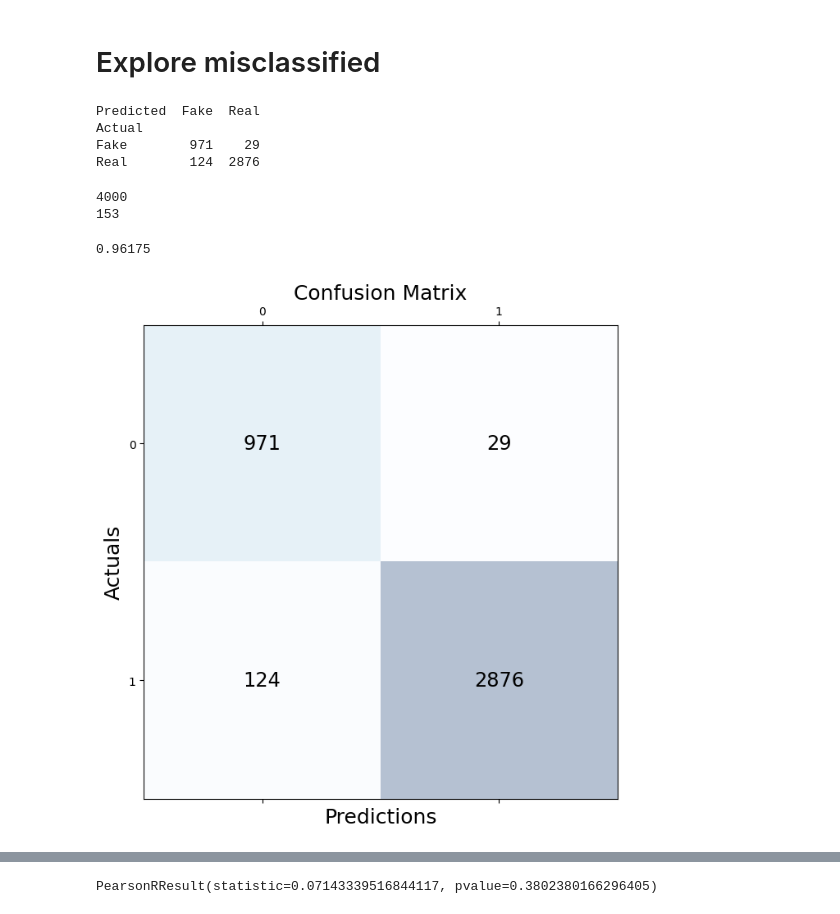
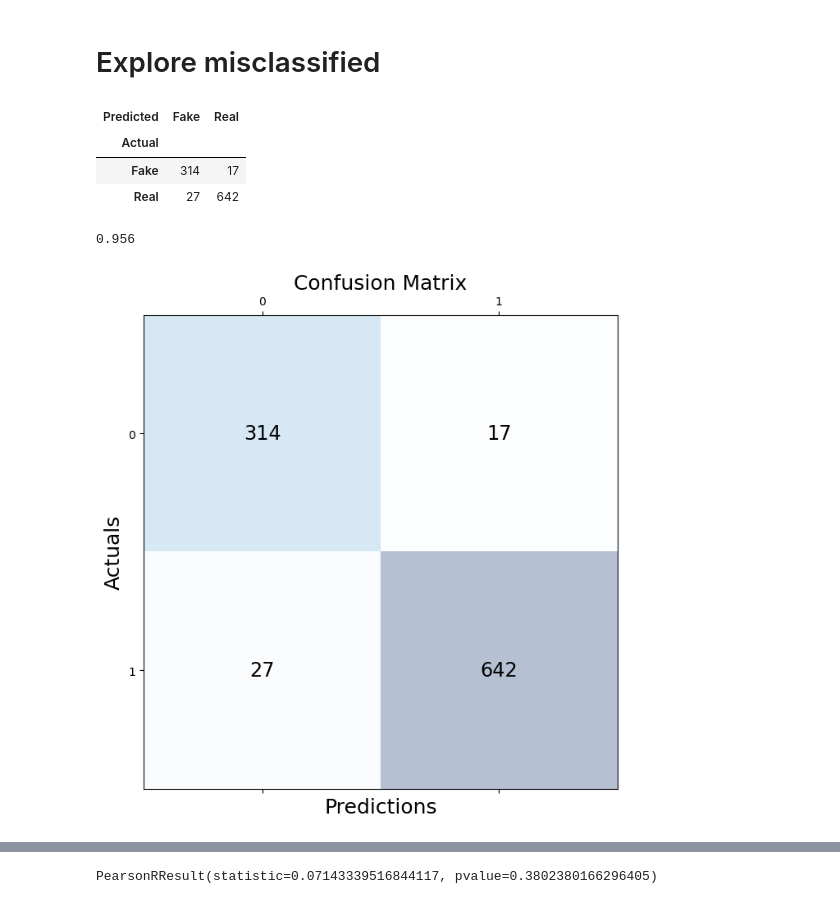
Before and after one commit to liuange/nlp23-detecting-ai, a Jupyter notebook: research_pipeline_refactor.ipynb, the cells around one changed output, grey strips where cells are left out. Drawn from its saved outputs; the diff is of its cells as text; code cells hidden in the pictures.

```diff
--- a/research_pipeline_refactor.ipynb
+++ b/research_pipeline_refactor.ipynb
@@ -16,7 +16,7 @@ model = torch.load('detector-base.pt')
 ## Import cleaned HC3 dataset
 # %%
 df = pd.read_parquet('clean_df.parq')
-df = df.reset_index().drop(columns={"index"})
+df = df.sample(frac=1, axis=1, random_state=0).sample(frac=1, random_state=0).reset_index(drop=True)
 # %% [markdown]
 # Establish detector pipeline
 # %%
@@ -62,5 +64,6 @@ Real 0.9998311996459961
 # %% [markdown]
 # Extract misclassified data
 # %%
-df.head()
+subset_df = df.loc[0:999,:].copy()
+subset_df.shape
 # %% [output]
@@ -243 +168,4 @@ Predicting question 1500 out of 24322 (6.17% complete)
+# %%
+subset_df["pred_label"] = class_labels
+subset_df["pred_probability"] = class_probs
 # %%
@@ -261,41 +185,35 @@ misclassified_texts.head(15)
 # %% [markdown]
 # Explore misclassified
 # %%
-confusion_matrix = pd.crosstab(outputs['actual_label'], outputs['pred_label'], rownames=['Actual'], colnames=['Predicted'])
-print(confusion_matrix)
+confusion_matrix = pd.crosstab(subset_df['true_label'], subset_df['pred_label'], rownames=['Actual'], colnames=['Predicted'])
+confusion_matrix
 # %% [output]
-Predicted  Fake  Real
-Actual
-Fake        971    29
-Real        124  2876
+| Predicted | Fake | Real |
+| Actual |  |  |
+| Fake | 314 | 17 |
+| Real | 27 | 642 |
 # %%
-print(len(outputs))
-print(len(misclassified_texts))
-
-from sklearn.metrics import accuracy_score
-accuracy_score(outputs['actual_label'], outputs['pred_label'])
+accuracy_score(subset_df['true_label'], subset_df['pred_label'])
 # %% [output]
-4000
-153
+0.956
-0.96175
 # %%
 from sklearn.metrics import confusion_matrix
 import matplotlib.pyplot as plt
 
-conf_matrix = confusion_matrix(outputs['actual_label'], outputs['pred_label'])
+conf_matrix = confusion_matrix(subset_df['true_label'], subset_df['pred_label'])
 
 fig, ax = plt.subplots(figsize=(7.5, 7.5))
 ax.matshow(conf_matrix, cmap=plt.cm.Blues, alpha=0.3)
 for i in range(conf_matrix.shape[0]):
     for j in range(conf_matrix.shape[1]):
         ax.text(x=j, y=i,s=conf_matrix[i, j], va='center', ha='center', size='xx-large')
 
 plt.xlabel('Predictions', fontsize=18)
 plt.ylabel('Actuals', fontsize=18)
 plt.title('Confusion Matrix', fontsize=18)
 plt.show()
 # %% [output]
-[figure, old version]
+[figure, new version]
 # %%
 pd.set_option('display.max_rows', 10)
 pd.set_option('display.max_colwidth', None)
```
Also changed, not shown: parts of 21 cells of this notebook, 1 other file.
